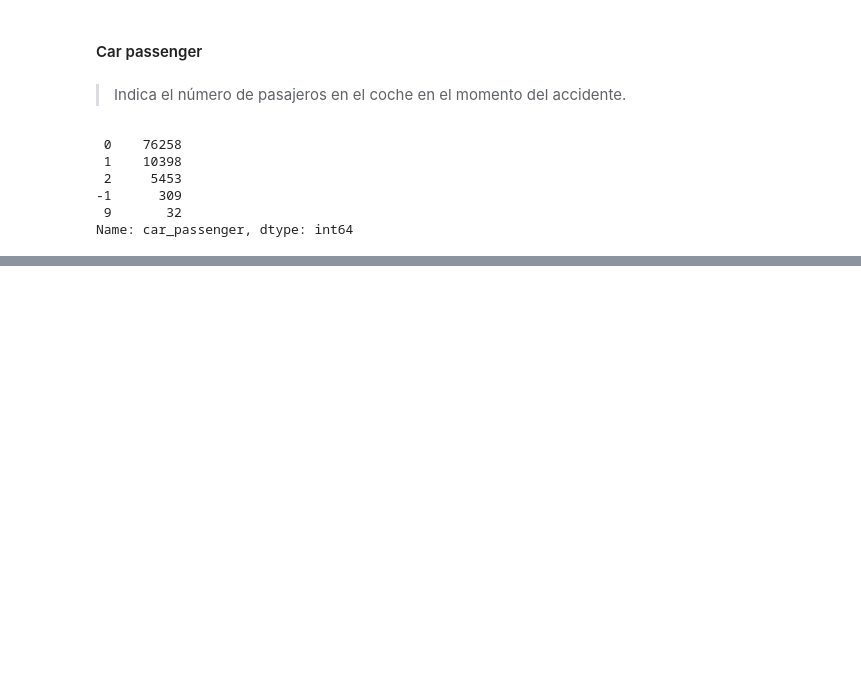
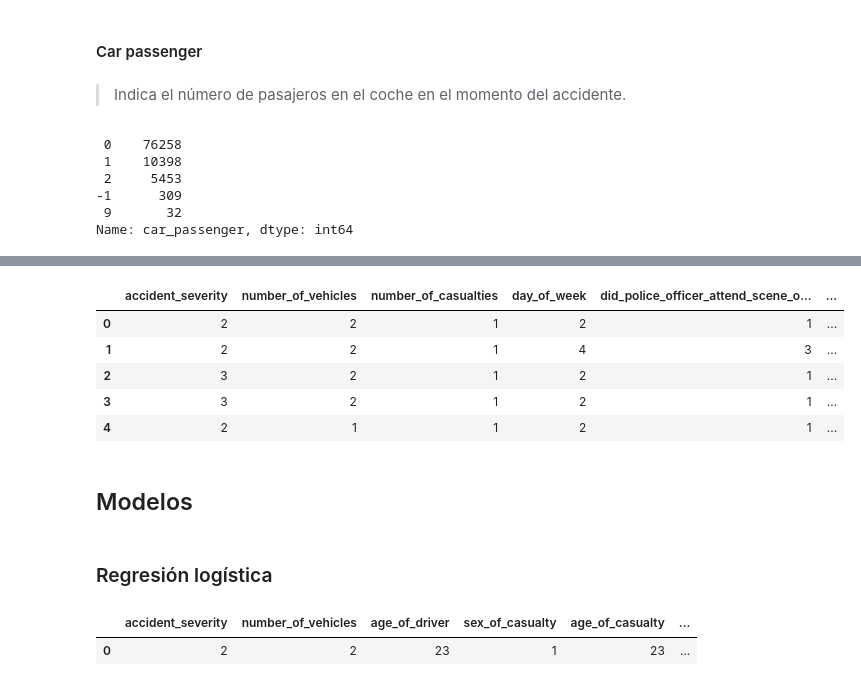
Before and after one commit to pablopascu99/practica2IA, a Jupyter notebook: Traffic_Accidents_Prediction.ipynb, the cells around one changed output, grey strips where cells are left out. Drawn from its saved outputs; the diff is of its cells as text; code cells hidden in the pictures; blank space fills up the shorter version.

```diff
--- a/Traffic_Accidents_Prediction.ipynb
+++ b/Traffic_Accidents_Prediction.ipynb
@@ -502,0 +542,15 @@ Name: car_passenger, dtype: int64
+# %%
+df_traffic_accidents = df_traffic_accidents.reindex(columns = ['accident_severity', 'number_of_vehicles', 'number_of_casualties', 'day_of_week', 'did_police_officer_attend_scene_of_accident', 'sex_of_driver', 'age_of_driver', 'age_of_vehicle', 'sex_of_casualty', 'age_of_casualty', 'car_passenger', 'casualty_severity'])
+# %%
+df_traffic_accidents.head()
+# %% [output]
+|  | accident_severity | number_of_vehicles | number_of_casualties | day_of_week | did_police_officer_attend_scene_o... | ... |
+| 0 | 2 | 2 | 1 | 2 | 1 | ... |
+| 1 | 2 | 2 | 1 | 4 | 3 | ... |
+| 2 | 3 | 2 | 1 | 2 | 1 | ... |
+| 3 | 3 | 2 | 1 | 2 | 1 | ... |
+| 4 | 2 | 1 | 1 | 2 | 1 | ... |
+# %% [markdown]
+## Modelos
+# %% [markdown]
+### Regresión logística
@@ -502,0 +560,5 @@ Name: car_passenger, dtype: int64
+# %%
+df_traffic_accidents_lg.head(1)
+# %% [output]
+|  | accident_severity | number_of_vehicles | age_of_driver | sex_of_casualty | age_of_casualty | ... |
+| 0 | 2 | 2 | 23 | 1 | 23 | ... |
```
Also changed, not shown: parts of 15 cells of this notebook.
